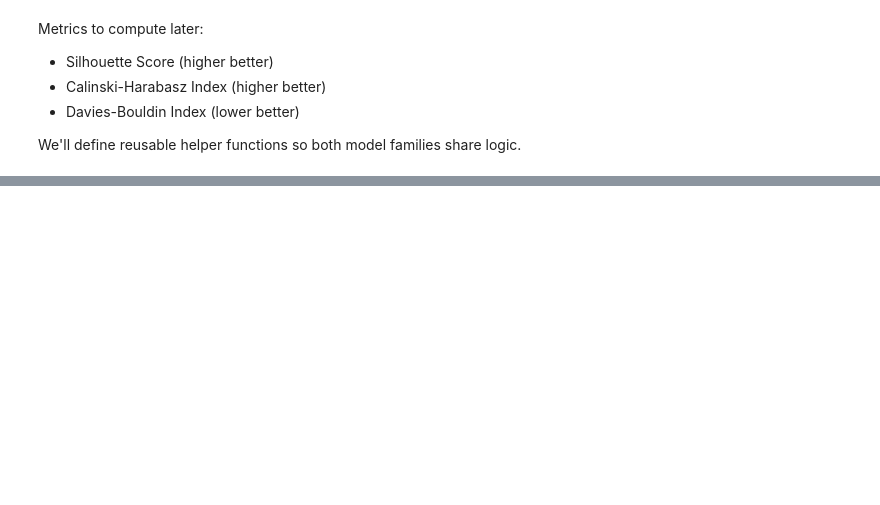
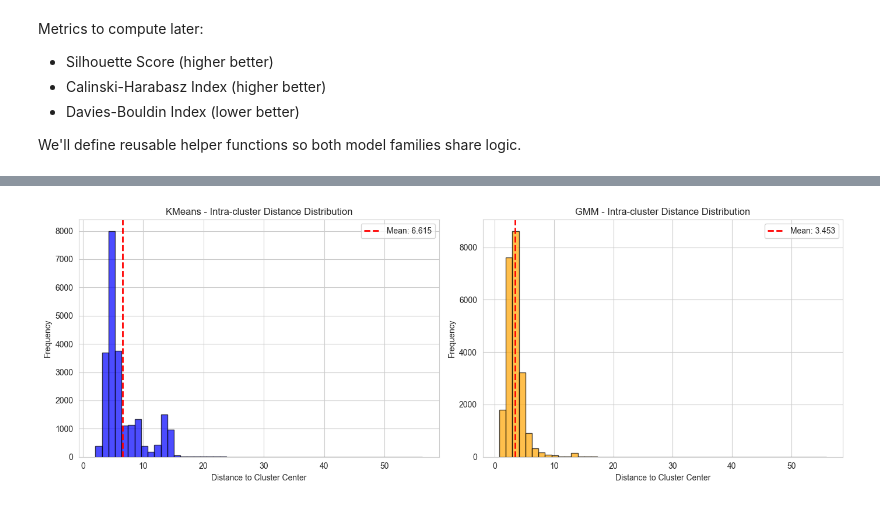
Before and after one commit to leonardosor/milestone2, a Jupyter notebook: src/unsupervised.ipynb, the cells around one changed output, grey strips where cells are left out. Saved outputs shown, nothing was run; the diff lists cells and outputs as text; code cells hidden in the pictures; blank space fills up the shorter version.

```diff
--- a/src/unsupervised.ipynb
+++ b/src/unsupervised.ipynb
@@ -596,0 +1105,95 @@ The metadata file contains hyperparameters and validation metrics captured at sa
+# %%
+# --- Intra-cluster & Inter-cluster Distance Analysis ---
+
+print("=== INTRA-CLUSTER AND INTER-CLUSTER DISTANCE ANALYSIS ===\n")
+
+# KMeans analysis
+kmeans_centers = kmeans_best.cluster_centers_
+kmeans_intra_distances = []
+kmeans_cluster_compactness = []
+
+for i in range(best_kmeans_params['kmeans_n_clusters']):
+    cluster_points = X_full[labels_kmeans == i]
+    center = kmeans_centers[i]
+    # Calculate distances to cluster center
+    distances = np.linalg.norm(cluster_points - center, axis=1)
+    kmeans_intra_distances.extend(distances)
+    kmeans_cluster_compactness.append({
+        'Cluster': i,
+        'Mean_Distance_to_Center': distances.mean(),
+        'Std_Distance': distances.std(),
+        'Max_Distance': distances.max(),
+        'Radius_95pct': np.percentile(distances, 95)
+    })
+
+# Inter-cluster distances (center-to-center)
+kmeans_inter_distances = cdist(kmeans_centers, kmeans_centers, metric='euclidean')
+np.fill_diagonal(kmeans_inter_distances, np.nan)  # Ignore self-distances
+
+kmeans_compactness_df = pd.DataFrame(kmeans_cluster_compactness)
+print("KMeans - Cluster Compactness (Distance to Center):")
+display(kmeans_compactness_df.round(4))
+
+print(f"\nKMeans - Inter-cluster distances (center-to-center):")
+print(f"  Mean: {np.nanmean(kmeans_inter_distances):.4f}")
+print(f"  Min: {np.nanmin(kmeans_inter_distances):.4f}")
+print(f"  Max: {np.nanmax(kmeans_inter_distances):.4f}")
+print(f"  Separation Ratio (inter/intra): {np.nanmean(kmeans_inter_distances) / np.mean(kmeans_intra_distances):.4f}")
+
+# GMM analysis - use predicted cluster centers (mean of each component)
+gmm_cluster_compactness = []
+gmm_intra_distances = []
+
+for i in range(best_gmm_params['gmm_n_components']):
+    cluster_points = X_full[labels_gmm == i]
+    center = cluster_points.mean(axis=0)  # Empirical center
+    distances = np.linalg.norm(cluster_points - center, axis=1)
+    gmm_intra_distances.extend(distances)
+    gmm_cluster_compactness.append({
+        'Cluster': i,
+        'Mean_Distance_to_Center': distances.mean(),
+        'Std_Distance': distances.std(),
+        'Max_Distance': distances.max(),
+        'Radius_95pct': np.percentile(distances, 95)
+    })
+
+# GMM inter-cluster distances
+gmm_centers = np.array([X_full[labels_gmm == i].mean(axis=0) for i in range(best_gmm_params['gmm_n_components'])])
+gmm_inter_distances = cdist(gmm_centers, gmm_centers, metric='euclidean')
+np.fill_diagonal(gmm_inter_distances, np.nan)
+
+gmm_compactness_df = pd.DataFrame(gmm_cluster_compactness)
+print("\nGMM - Cluster Compactness (Distance to Empirical Center):")
+display(gmm_compactness_df.round(4))
+
+print(f"\nGMM - Inter-cluster distances (center-to-center):")
+print(f"  Mean: {np.nanmean(gmm_inter_distances):.4f}")
+print(f"  Min: {np.nanmin(gmm_inter_distances):.4f}")
+print(f"  Max: {np.nanmax(gmm_inter_distances):.4f}")
+print(f"  Separation Ratio (inter/intra): {np.nanmean(gmm_inter_distances) / np.mean(gmm_intra_distances):.4f}")
+
+# Visualize distance distributions
+fig, axes = plt.subplots(1, 2, figsize=(14, 5))
+
+axes[0].hist(kmeans_intra_distances, bins=50, alpha=0.7, color='blue', edgecolor='black')
+axes[0].set_xlabel('Distance to Cluster Center')
+axes[0].set_ylabel('Frequency')
+axes[0].set_title('KMeans - Intra-cluster Distance Distribution')
+axes[0].axvline(np.mean(kmeans_intra_distances), color='red', linestyle='--',
+                linewidth=2, label=f'Mean: {np.mean(kmeans_intra_distances):.3f}')
+axes[0].legend()
+
+axes[1].hist(gmm_intra_distances, bins=50, alpha=0.7, color='orange', edgecolor='black')
+axes[1].set_xlabel('Distance to Cluster Center')
+axes[1].set_ylabel('Frequency')
+axes[1].set_title('GMM - Intra-cluster Distance Distribution')
+axes[1].axvline(np.mean(gmm_intra_distances), color='red', linestyle='--',
+                linewidth=2, label=f'Mean: {np.mean(gmm_intra_distances):.3f}')
+axes[1].legend()
+
+plt.tight_layout()
+plt.savefig(MODEL_DIR / 'distance_distributions.png', dpi=150, bbox_inches='tight')
+plt.show()
+
+print(f"\n📊 Distance distribution plots saved to: {MODEL_DIR / 'distance_distributions.png'}")
+# %% [output]
@@ -596,0 +1235 @@ The metadata file contains hyperparameters and validation metrics captured at sa
+[figure, added]
```
Also changed, not shown: parts of 19 cells of this notebook, 4 other files.
